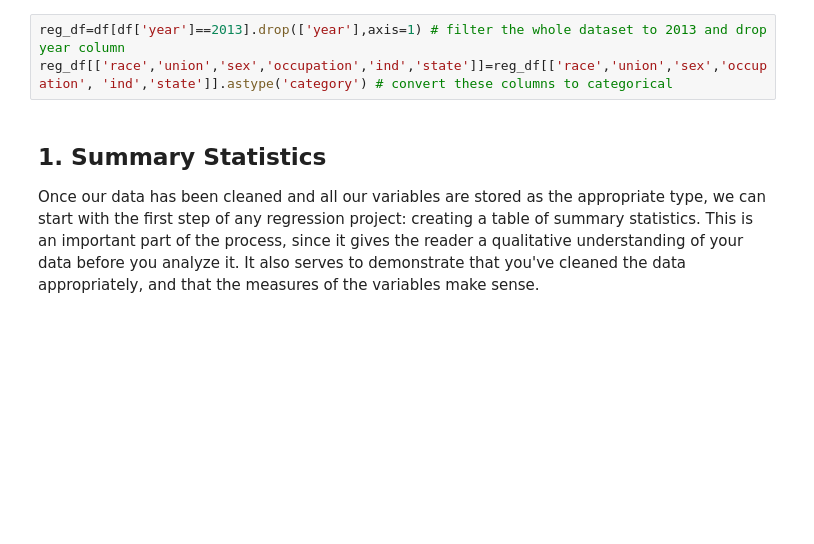
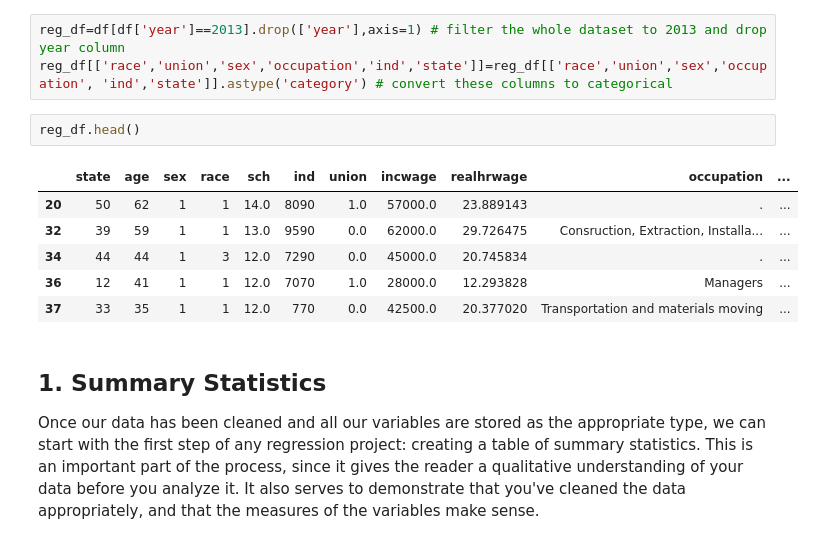
Before and after one commit to rubydelanerolle/QM2, a Jupyter notebook: notebooks/W7_Regression.ipynb, the cells around one changed output. Drawn from its saved outputs; the diff is of its cells as text; blank space fills up the shorter version.

```diff
--- a/notebooks/W7_Regression.ipynb
+++ b/notebooks/W7_Regression.ipynb
@@ -93,6 +93,15 @@ We'll begin, as we did with last week's workshop, by selecting the year 2013 in
 # %%
 reg_df=df[df['year']==2013].drop(['year'],axis=1) # filter the whole dataset to 2013 and drop year column
 reg_df[['race','union','sex','occupation','ind','state']]=reg_df[['race','union','sex','occupation', 'ind','state']].astype('category') # convert these columns to categorical
+# %%
+reg_df.head()
+# %% [output]
+|  | state | age | sex | race | sch | ind | union | incwage | realhrwage | occupation | ... |
+| 20 | 50 | 62 | 1 | 1 | 14.0 | 8090 | 1.0 | 57000.0 | 23.889143 | . | ... |
+| 32 | 39 | 59 | 1 | 1 | 13.0 | 9590 | 0.0 | 62000.0 | 29.726475 | Consruction, Extraction, Installa... | ... |
+| 34 | 44 | 44 | 1 | 3 | 12.0 | 7290 | 0.0 | 45000.0 | 20.745834 | . | ... |
+| 36 | 12 | 41 | 1 | 1 | 12.0 | 7070 | 1.0 | 28000.0 | 12.293828 | Managers | ... |
+| 37 | 33 | 35 | 1 | 1 | 12.0 | 770 | 0.0 | 42500.0 | 20.377020 | Transportation and materials moving | ... |
 # %% [markdown]
 ## 1. Summary Statistics
 
```
Also changed, not shown: parts of 22 cells of this notebook.
